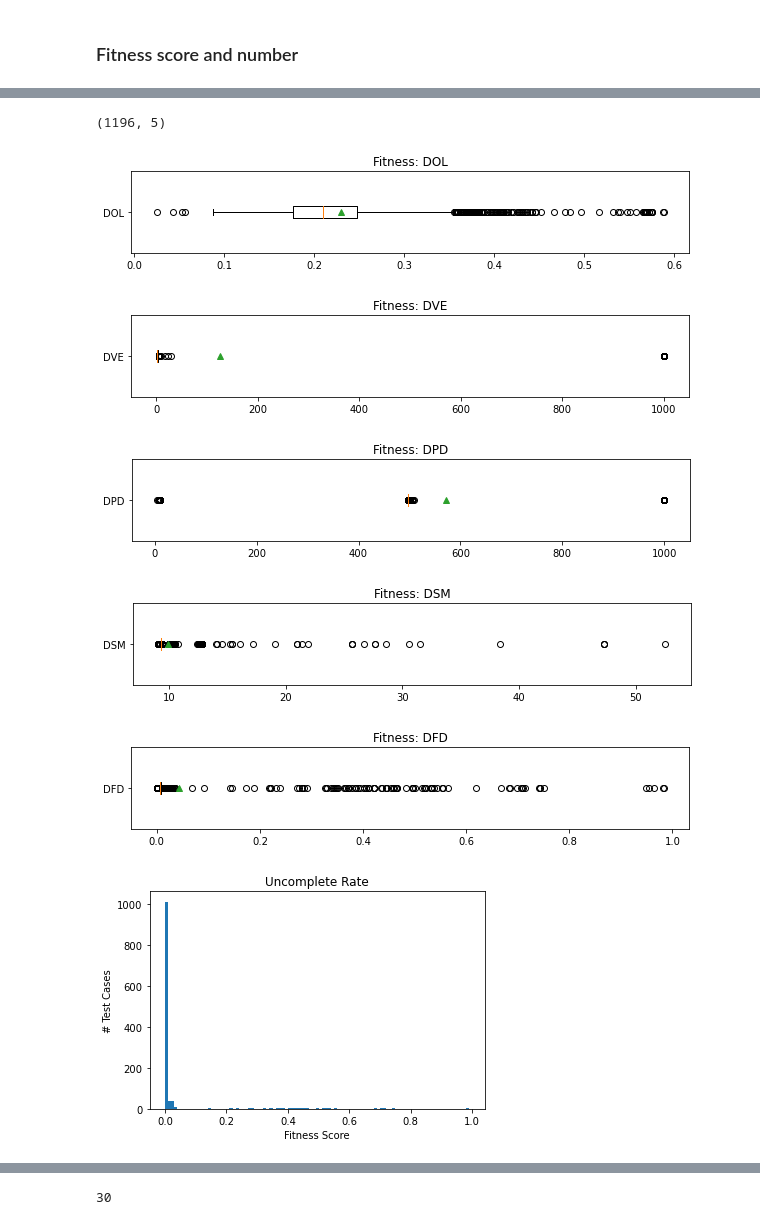
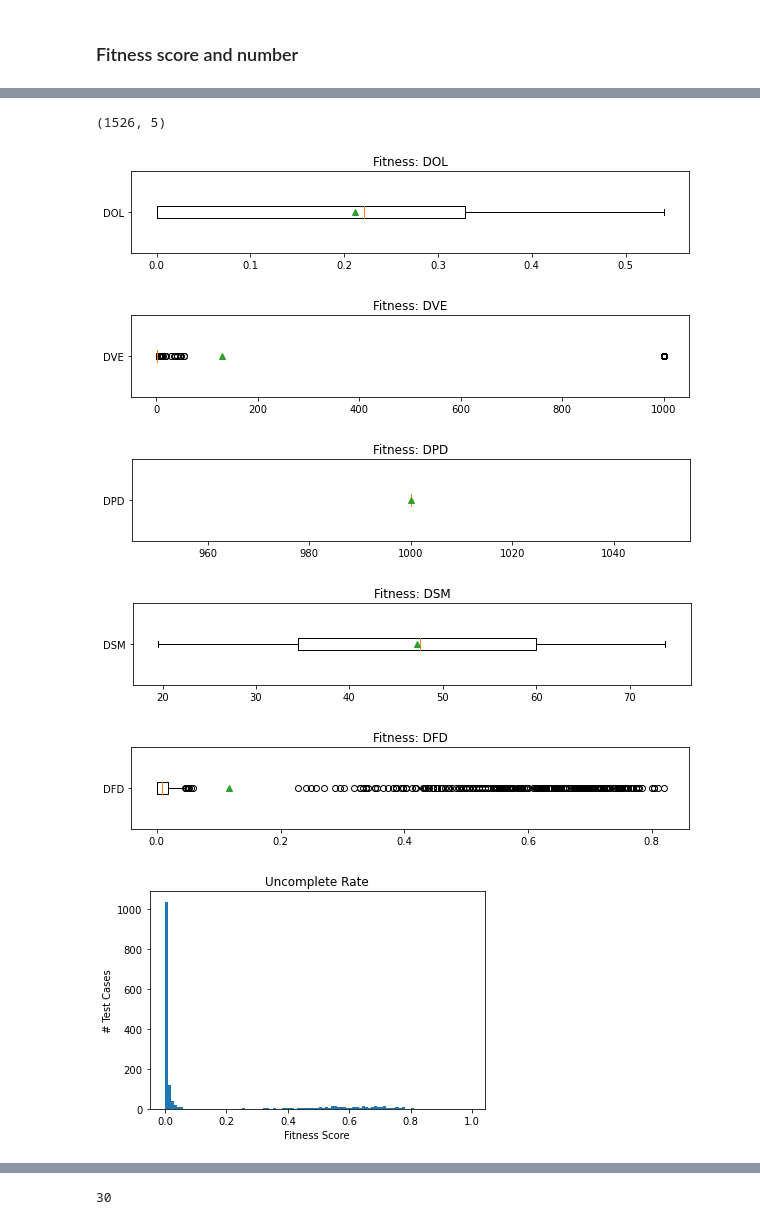
Before and after one commit to GuannanLou/TCP, a Jupyter notebook: tools/statistic.ipynb, the cells around one changed output, grey strips where cells are left out. Cells and saved outputs as stored; diff of their text form; code cells hidden in the pictures.

```diff
--- a/tools/statistic.ipynb
+++ b/tools/statistic.ipynb
@@ -5,11 +4,11 @@ import pandas as pd
 import os
 # %%
 # Straight Road
-data_folders = [
-    '../data/routes_short_2023-05-05|22:07:50/', #444
-    '../data/routes_short_2023-05-18|17:31:36/', #346
-    '../data/routes_short_2023-05-22|16:42:21/'  #419
-]
+# data_folders = [
+#     '../data/routes_short_2023-05-05|22:07:50/', #444
+#     '../data/routes_short_2023-05-18|17:31:36/', #346
+#     '../data/routes_short_2023-05-22|16:42:21/'  #419
+# ]
 
 #Curve Road
 data_folders = [
@@ -18,24 +17,19 @@ data_folders = [
 ]
 
 #NSGA Curve Road
-data_folders = [
-    '../data/routes_short_2023-05-26|13:18:12/', #216
-]
+# data_folders = [
+#     '../data/routes_short_2023-05-26|13:18:12/', #216
+#     '../data/routes_short_2023-05-29|15:33:07/', #393
+# ]
+
+
+#NSGA Straight Road
+# data_folders = [
+#     '../data/routes_short_2023-05-30|13:15:09/', #310 fitness score: 'RouteCompletionTest', 'CollisionTest', 'OutsideRouteLanesTest', 'Timeout'
+# ]
 # %% [markdown]
 ### Time consumption for each cases
 # %%
-# # Straight Road
-# data_folder = '../data/routes_short_2023-05-05|22:07:50/'
-
-data_folders = [
-    '../data/routes_short_2023-05-05|22:07:50/',
-    '../data/routes_short_2023-05-18|17:31:36/',
-    '../data/routes_short_2023-05-22|16:42:21/'
-]
-# Curve Road
-# data_folder = '../data/routes_short_2023-05-12|17:04:09/'
-# data_folders = ['../data/routes_short_2023-05-12|17:04:09/']
-
 image_folders = []
 for data_folder in data_folders:
     for sub_folder in os.listdir(data_folder):
@@ -91,9 +84,10 @@ scenario_header = ["cloudiness",
                    "vehicle_side",
                    "start_offset",
                    "end_offset"]
+
 scenarios = pd.read_csv(data_folders[0]+'scenario.csv',names=scenario_header)
-scenarios = pd.concat([scenarios, pd.read_csv(data_folders[1]+'scenario.csv',names=scenario_header)])
-scenarios = pd.concat([scenarios, pd.read_csv(data_folders[2]+'scenario.csv',names=scenario_header)])
+for i in range(1, len(data_folders)):
+    scenarios = pd.concat([scenarios, pd.read_csv(data_folders[i]+'scenario.csv',names=scenario_header)])
 print(scenarios.shape)
 
 # plt.figure(figsize=(20,2))
@@ -106,22 +100,22 @@ plt.show()
 # %%
 fitness_header = ["DOL","DVE","DPD","DSM","DFD"]
 fitnesses = pd.read_csv(data_folders[0]+'fitness.csv',names=fitness_header)
-fitnesses = pd.concat([fitnesses, pd.read_csv(data_folders[1]+'fitness.csv',names=fitness_header)])
-fitnesses = pd.concat([fitnesses, pd.read_csv(data_folders[2]+'fitness.csv',names=fitness_header)])
+for i in range(1, len(data_folders)):
+    fitnesses = pd.concat([fitnesses, pd.read_csv(data_folders[i]+'fitness.csv',names=fitness_header)])
 print(fitnesses.shape)
 
 for fitness_label in fitness_header:
     plt.figure(figsize=(10,1.5))
     plt.boxplot(fitnesses[fitness_label], labels=[fitness_label], vert=False, showmeans=True)
     plt.title('Fitness: '+fitness_label)
     plt.show()
 # %% [output]
-(1196, 5)
+(1526, 5)
-[figure, old version]
+[figure, new version]
-[figure, old version]
+[figure, new version]
-[figure, old version]
+[figure, new version]
-[figure, old version]
+[figure, new version]
-[figure, old version]
+[figure, new version]
 # %%
 bins = plt.hist(fitnesses['DFD'], bins=np.arange(0,1,0.01))
 plt.title('Uncomplete Rate')
@@ -129,4 +123,4 @@ plt.xlabel('Fitness Score')
 plt.ylabel('# Test Cases')
 plt.show()
 # %% [output]
-[figure, old version]
+[figure, new version]
```
Also changed, not shown: parts of 37 cells of this notebook, 15 other files.
